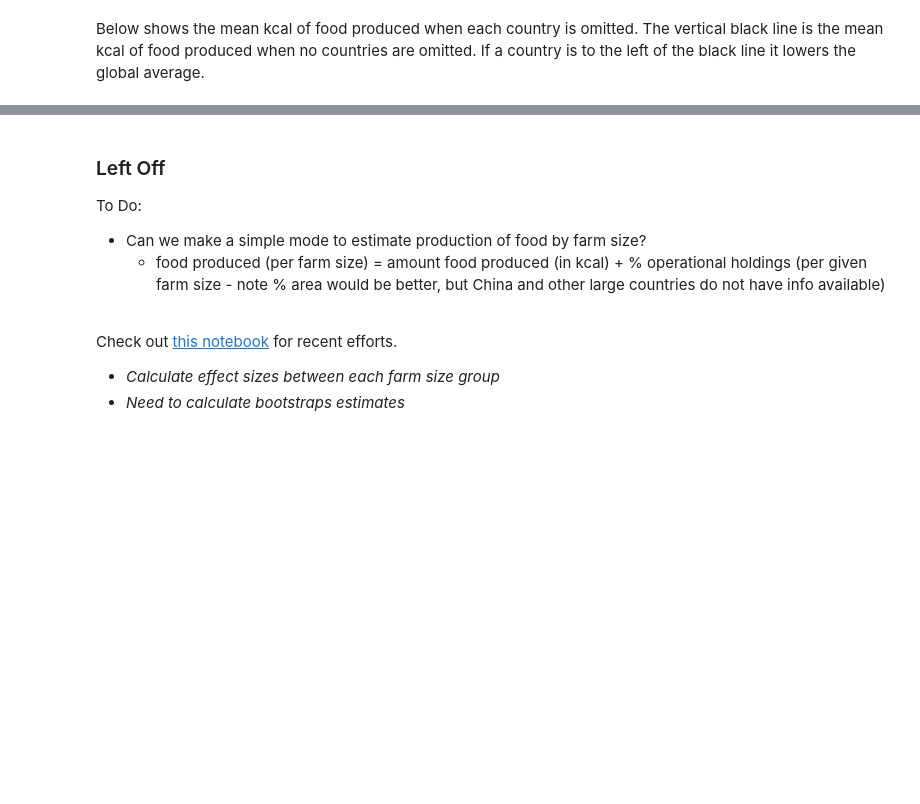
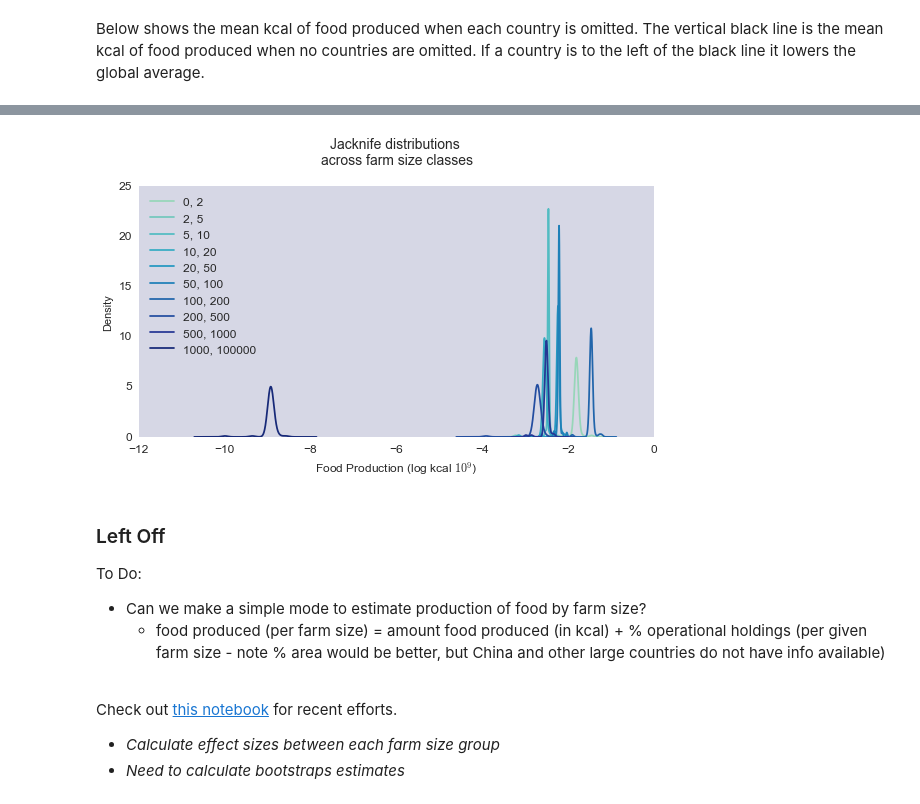
Before and after one commit to vinnyricciardi/farmsize_site, a Jupyter notebook: Notebooks/General_Results.ipynb, the cells around one changed output, grey strips where cells are left out. Saved outputs shown, nothing was run; the diff lists cells and outputs as text; code cells hidden in the pictures; blank space fills up the shorter version.

```diff
--- a/Notebooks/General_Results.ipynb
+++ b/Notebooks/General_Results.ipynb
@@ -954,45 +964,47 @@ prods = df_jk.copy()
 
 fig = plt.figure(figsize=[8, 5])
 # fs = prods['Farm_Sizes'].unique()
-fs = ['(0, 1]', '(1, 2]', '(2, 5]', '(5, 10]',
+# fs = ['(0, 1]', '(1, 2]', '(2, 5]', '(5, 10]',
+#       '(10, 20]', '(20, 50]', '(50, 100]', '(100, 200]', '(200, 500]',
+#       '(500, 1000]', '(1000, 100000]']
+
+fs = ['(0, 2]', '(2, 5]', '(5, 10]',
       '(10, 20]', '(20, 50]', '(50, 100]', '(100, 200]', '(200, 500]',
       '(500, 1000]', '(1000, 100000]']
-
-# fs = ['(0, 2]', '(2, 5]', '(5, 10]',
-#       '(10, 20]', '(20, 50]', '(50, 100]', '(100, 200]', '(200, 500]',
-#       '(500, 1000]', '(1000, 100000]']
 
 colors_ = ['#97d6b9',
           '#73c8bd',
           '#52bcc2',
           '#37acc3',
           '#2498c1',
           '#1f80b8',
           '#2165ab',
           '#234da0',
           '#253795',
           '#172978',
           '#081d58']
 
 ax = fig.add_subplot(111)
 
 for i in xrange(len(fs)):
     tmp = prods[prods['Farm_Sizes'] == fs[i]]
     label = fs[i][1:-1]
     np.log(tmp['nansum']).plot(kind='kde', label=label, color=colors_[i], ax=ax)
 
 legend = ax.legend(frameon=True, fontsize=12, loc='upper left')
 frame = legend.get_frame()
 frame.set_color('#d6d7e5')
 ax.set_axis_bgcolor("#d6d7e5")
 ax.grid(alpha=0.0)
 ax.set_clip_on(False)
 ax.tick_params(axis='x', labelsize=12)
 ax.tick_params(axis='y', labelsize=12)
 ax.set_xlabel('Food Production (log kcal $10^9$)', fontsize=12)
 ax.set_title('Jacknife distributions \nacross farm size classes\n', fontsize=14)
 fig.tight_layout()
 plt.show()
+# %% [output]
+[figure, added]
 # %% [markdown]
 <a name="LeftOff"></a>
 <h3>Left Off</h3>
```
Also changed, not shown: parts of 8 cells of this notebook, 1 other file.
